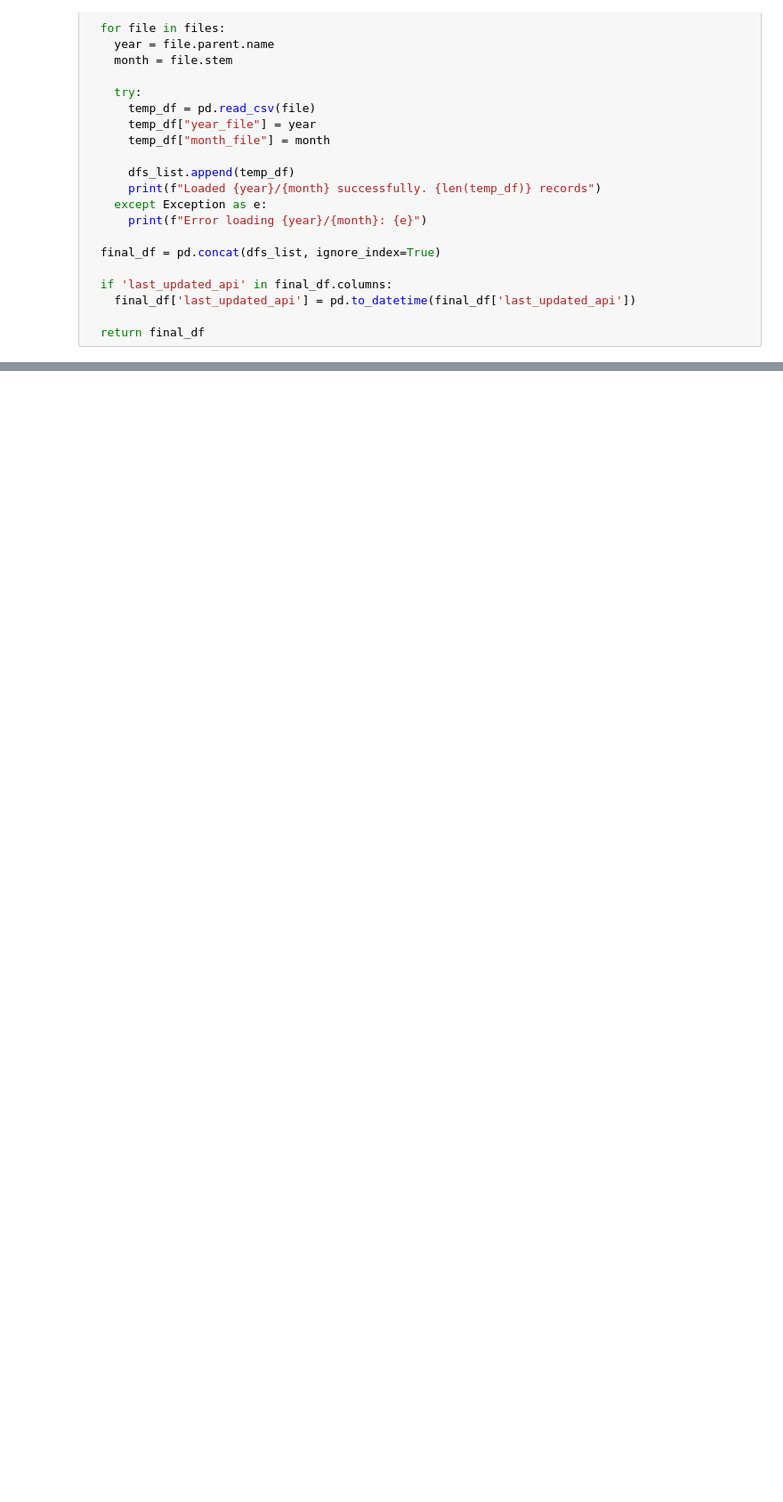
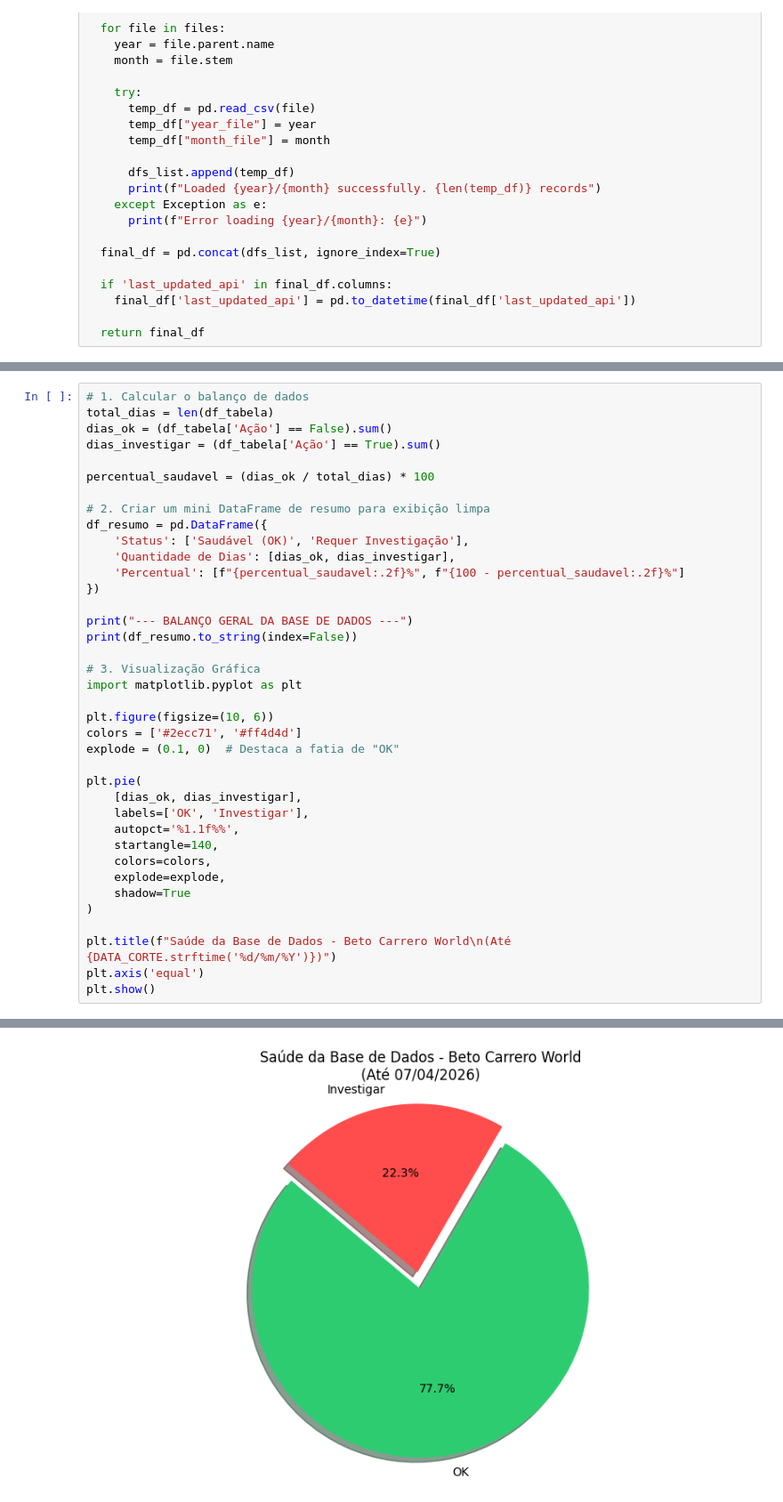
Before and after one commit to LuisFTacla/ThemePark-Queue, a Jupyter notebook: auditoria.ipynb, the cells around one changed output, grey strips where cells are left out. Shown at 89% size. Drawn from its saved outputs; the diff is of its cells as text; blank space fills up the shorter version.

```diff
--- a/auditoria.ipynb
+++ b/auditoria.ipynb
@@ -132,0 +437,39 @@ plt.show()
+# %%
+# 1. Calcular o balanço de dados
+total_dias = len(df_tabela)
+dias_ok = (df_tabela['Ação'] == False).sum()
+dias_investigar = (df_tabela['Ação'] == True).sum()
+
+percentual_saudavel = (dias_ok / total_dias) * 100
+
+# 2. Criar um mini DataFrame de resumo para exibição limpa
+df_resumo = pd.DataFrame({
+    'Status': ['Saudável (OK)', 'Requer Investigação'],
+    'Quantidade de Dias': [dias_ok, dias_investigar],
+    'Percentual': [f"{percentual_saudavel:.2f}%", f"{100 - percentual_saudavel:.2f}%"]
+})
+
+print("--- BALANÇO GERAL DA BASE DE DADOS ---")
+print(df_resumo.to_string(index=False))
+
+# 3. Visualização Gráfica
+import matplotlib.pyplot as plt
+
+plt.figure(figsize=(10, 6))
+colors = ['#2ecc71', '#ff4d4d']
+explode = (0.1, 0)  # Destaca a fatia de "OK"
+
+plt.pie(
+    [dias_ok, dias_investigar],
+    labels=['OK', 'Investigar'],
+    autopct='%1.1f%%',
+    startangle=140,
+    colors=colors,
+    explode=explode,
+    shadow=True
+)
+
+plt.title(f"Saúde da Base de Dados - Beto Carrero World\n(Até {DATA_CORTE.strftime('%d/%m/%Y')})")
+plt.axis('equal')
+plt.show()
+# %% [output]
@@ -132,0 +480 @@ plt.show()
+[figure, added]
```
Also changed, not shown: parts of 15 cells of this notebook, 4 other files.
